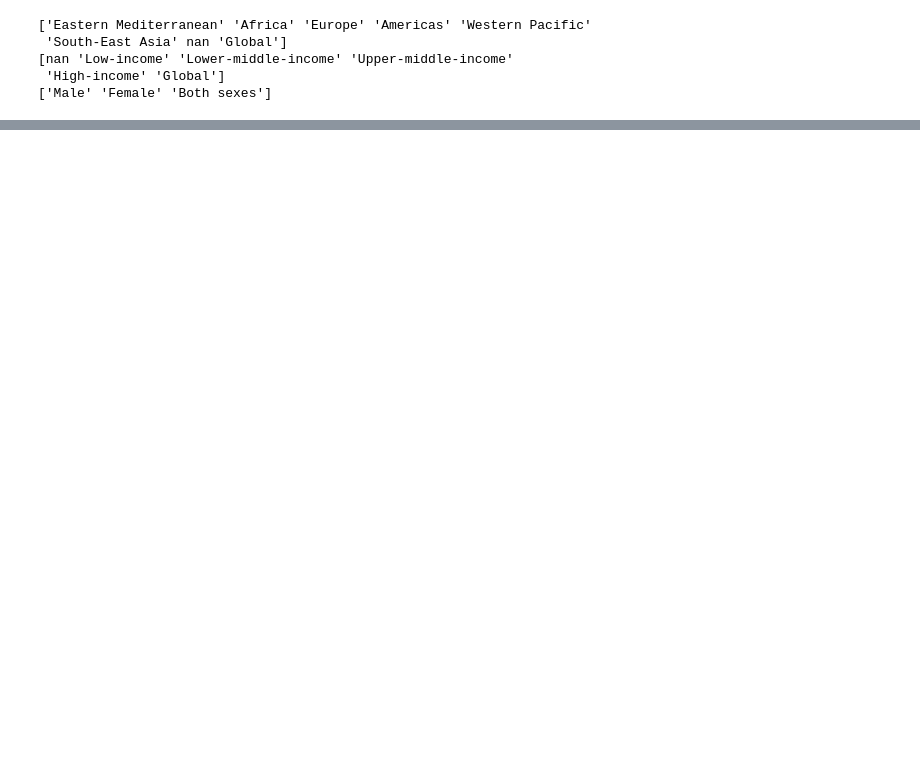
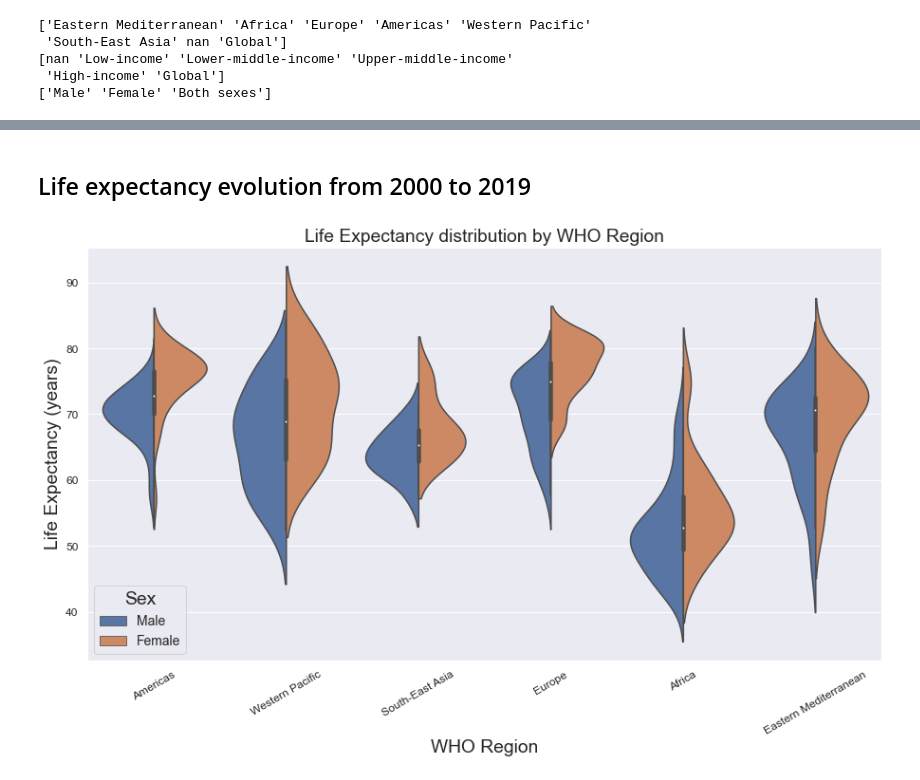
Before and after one commit to Rodrigo-gon-pul/data_science_projects, a Jupyter notebook: life_expectancy/main.ipynb, the cells around one changed output, grey strips where cells are left out. Cells and saved outputs as stored; diff of their text form; code cells hidden in the pictures; blank space fills up the shorter version.

```diff
--- a/life_expectancy/main.ipynb
+++ b/life_expectancy/main.ipynb
@@ -105,5 +118,14 @@ Although it seems there are missing values for 'WHO region', 'World Bank income
 # %%
 life_expectancy_2000 = life_expectancy[life_expectancy.year == 2000]
+life_expectancy_2000.drop(['year'], axis=1, inplace=True)
+
 life_expectancy_2010 = life_expectancy[life_expectancy.year == 2010]
+life_expectancy_2010.drop(['year'], axis=1, inplace=True)
+
 life_expectancy_2015 = life_expectancy[life_expectancy.year == 2015]
+life_expectancy_2015.drop(['year'], axis=1, inplace=True)
+
 life_expectancy_2019 = life_expectancy[life_expectancy.year == 2019]
+life_expectancy_2019.drop(['year'], axis=1, inplace=True)
+
+life_expectancy_2000.display_value.astype(int)
@@ -109,0 +145,17 @@ life_expectancy_2019 = life_expectancy[life_expectancy.year == 2019]
+# %% [markdown]
+## Life expectancy evolution from 2000 to 2019
+# %%
+life_expectancy_2000 = life_expectancy_2000[life_expectancy_2000.sex != "Both sexes"]
+life_expectancy_2000 = life_expectancy_2000[life_expectancy_2000.who_region != "Global"]
+
+sns.set(font_scale = 1.6)
+plt.figure(figsize=(15,8))
+violin = sns.violinplot(data=life_expectancy_2000, x="who_region", y="display_value", hue="sex", split=True)
+plot_title= 'Life Expectancy distribution by WHO Region'
+violin.set(xlabel='WHO Region', ylabel='Life Expectancy (years)', title=plot_title)
+plt.legend(title='Sex', loc='lower left', fontsize=14)
+plt.xticks(rotation=30, fontsize=12)
+plt.yticks(fontsize=12)
+plt.show()
+# %% [output]
+[figure, added]
```
Also changed, not shown: parts of 7 cells of this notebook.
